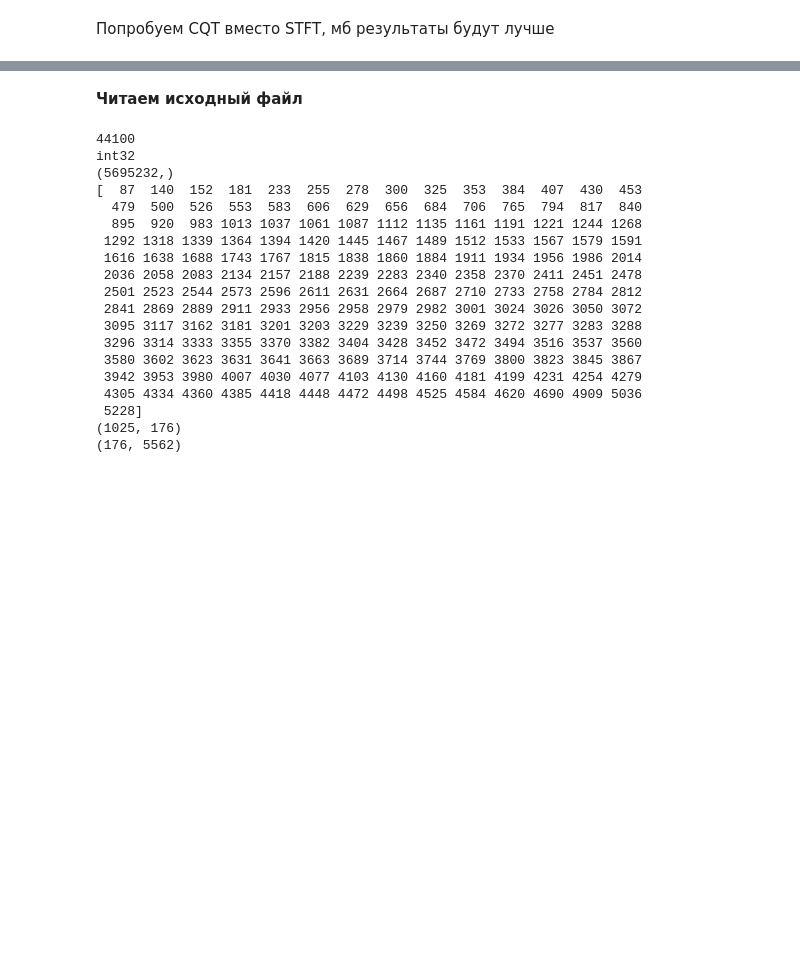
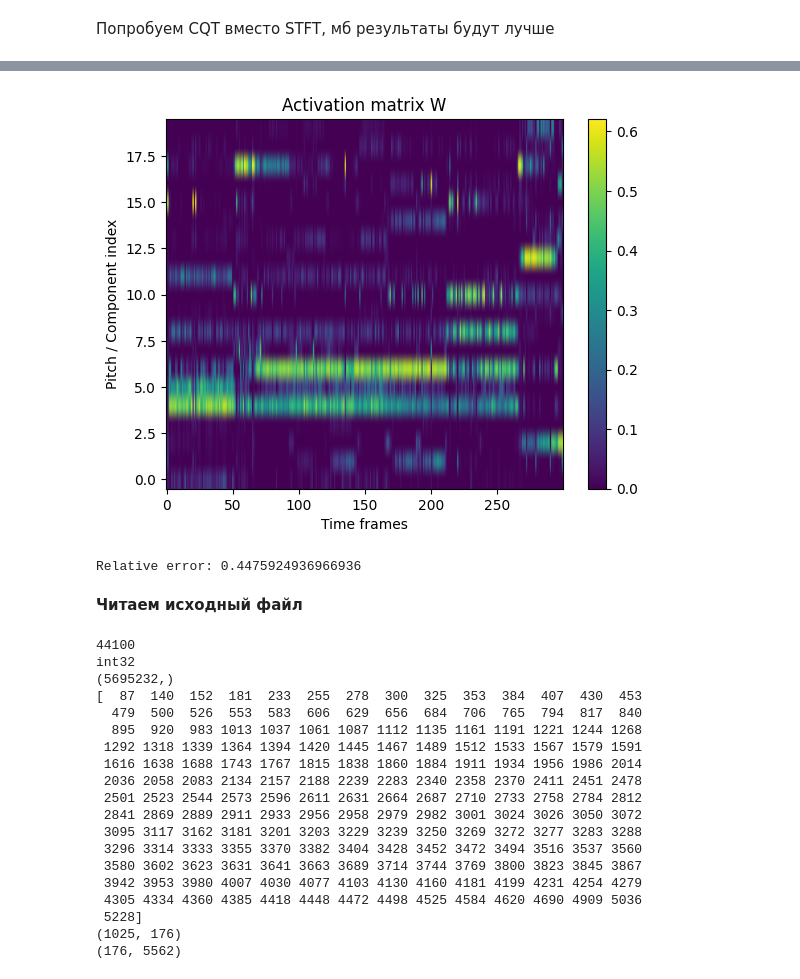
Before and after one commit to bierml/NMFforAMT, a Jupyter notebook: Experimental/Music_Transcribing[NMF].ipynb, the cells around one changed output, grey strips where cells are left out. Cells and saved outputs as stored; diff of their text form; code cells hidden in the pictures; blank space fills up the shorter version.

```diff
--- a/Experimental/Music_Transcribing[NMF].ipynb
+++ b/Experimental/Music_Transcribing[NMF].ipynb
@@ -63,3 +287,23 @@ plt.show()
+# %%
+import matplotlib.pyplot as plt
+plt.figure()
+#plt.imshow(H_v, aspect='auto', origin='lower')
+#plt.imshow(Y[:,140:160], aspect='auto', origin='lower')
+plt.imshow(H, aspect='auto', origin='lower')
+#plt.imshow(Y, aspect='auto', origin='lower')
+plt.colorbar()
+plt.title("Activation matrix W")
+plt.xlabel("Time frames")
+plt.ylabel("Pitch / Component index")
+plt.show()
+# %% [output]
+[figure, added]
+# %%
+error = np.linalg.norm(spectrogram_norm - W @ H)
+normV = np.linalg.norm(spectrogram_norm)
+print("Relative error:", error / normV)
+# %% [output]
+Relative error: 0.4475924936966936
 # %% [markdown]
 **Читаем исходный файл**
 # %%
```
Also changed, not shown: parts of 10 cells of this notebook, 1 other file.
